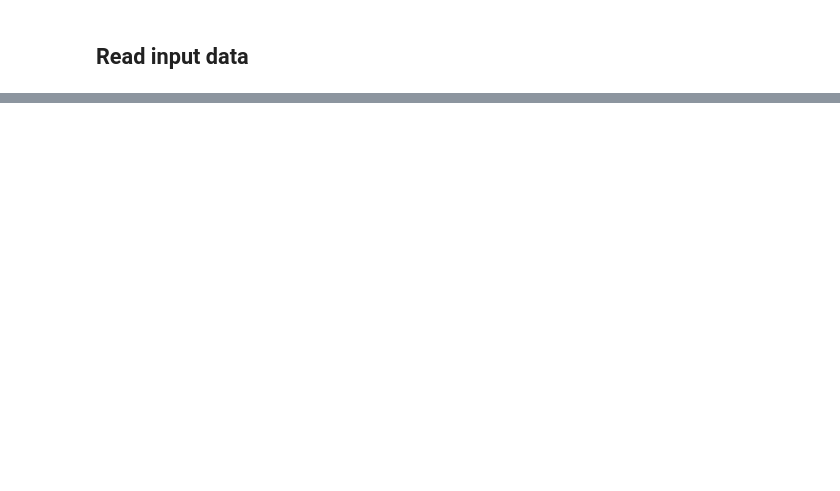
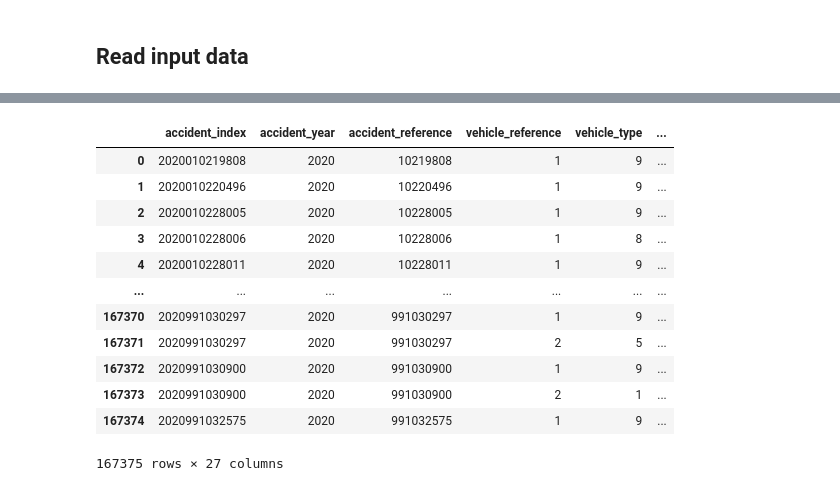
Before and after one commit to darraghs/SligoIT_DataScience2021_DV_Project, a Jupyter notebook: project.ipynb, the cells around one changed output, grey strips where cells are left out. Drawn from its saved outputs; the diff is of its cells as text; code cells hidden in the pictures; blank space fills up the shorter version.

```diff
--- a/project.ipynb
+++ b/project.ipynb
@@ -12 +52,21 @@ casualty_df = pd.read_csv("dft-road-casualty-statistics-casualty-1979-2020.csv")
+# %%
+vehicle_2020_df=pd.read_csv(
+    "https://data.dft.gov.uk/road-accidents-safety-data/dft-road-casualty-statistics-vehicle-2020.csv"
+)
+cleanDF(vehicle_2020_df)
+vehicle_2020_df
+# %% [output]
+|  | accident_index | accident_year | accident_reference | vehicle_reference | vehicle_type | ... |
+| 0 | 2020010219808 | 2020 | 10219808 | 1 | 9 | ... |
+| 1 | 2020010220496 | 2020 | 10220496 | 1 | 9 | ... |
+| 2 | 2020010228005 | 2020 | 10228005 | 1 | 9 | ... |
+| 3 | 2020010228006 | 2020 | 10228006 | 1 | 8 | ... |
+| 4 | 2020010228011 | 2020 | 10228011 | 1 | 9 | ... |
+| ... | ... | ... | ... | ... | ... | ... |
+| 167370 | 2020991030297 | 2020 | 991030297 | 1 | 9 | ... |
+| 167371 | 2020991030297 | 2020 | 991030297 | 2 | 5 | ... |
+| 167372 | 2020991030900 | 2020 | 991030900 | 1 | 9 | ... |
+| 167373 | 2020991030900 | 2020 | 991030900 | 2 | 1 | ... |
+| 167374 | 2020991032575 | 2020 | 991032575 | 1 | 9 | ... |
+167375 rows × 27 columns
 # %%
```
Also changed, not shown: parts of 37 cells of this notebook, 1 other file.
